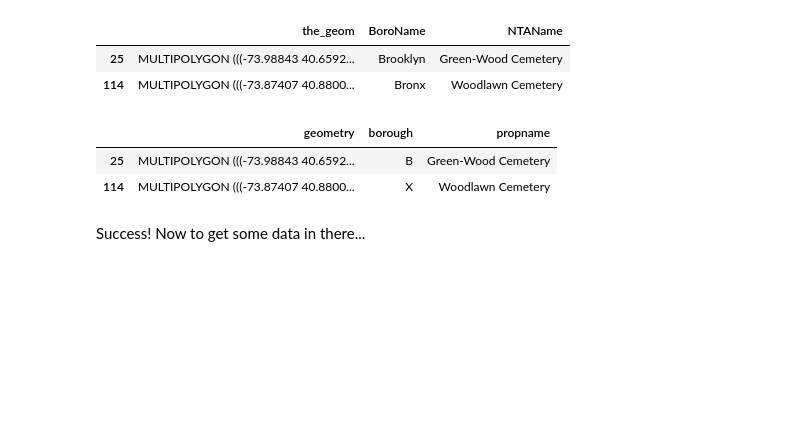
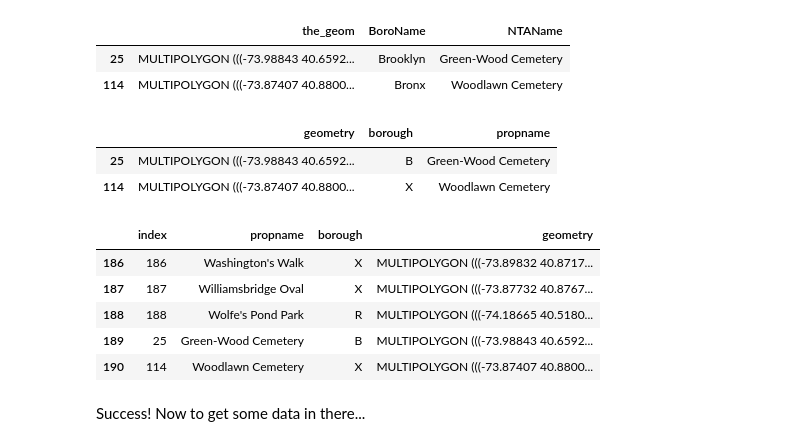
Before and after one commit to newyorkmyc/walks-list, a Jupyter notebook: mapping.ipynb, the cells around one changed output. Drawn from its saved outputs; the diff is of its cells as text; code cells hidden in the pictures; blank space fills up the shorter version.

```diff
--- a/mapping.ipynb
+++ b/mapping.ipynb
@@ -67,7 +68,7 @@ parks.plot(ax=ax)
 Need to add in Green-Wood and Woodlawn Cemeteries.
 # %%
 cemeteries = pd.read_csv('../data/2020_Neighborhood_Tabulation_Areas__NTAs__20241127.csv')
-cemeteries['the_geom'] = cemeteries['the_geom'].apply(wkt.loads)
+cemeteries['the_geom'] = cemeteries['the_geom'].apply(loads)
 cemeteries = gpd.GeoDataFrame(cemeteries, crs='epsg:4326', geometry='the_geom')
 cemeteries = cemeteries.loc[(cemeteries['NTAName'] == 'Green-Wood Cemetery') | (cemeteries['NTAName'] == 'Woodlawn Cemetery')][['the_geom','BoroName','NTAName']]
 cemeteries
@@ -85,7 +86,15 @@ cemeteries
 | 25 | MULTIPOLYGON (((-73.98843 40.6592... | B | Green-Wood Cemetery |
 | 114 | MULTIPOLYGON (((-73.87407 40.8800... | X | Woodlawn Cemetery |
 # %%
-parks = pd.concat([parks,cemeteries]).reset_index()
+all_parks = pd.concat([parks,cemeteries]).reset_index()
+all_parks.tail()
+# %% [output]
+|  | index | propname | borough | geometry |
+| 186 | 186 | Washington's Walk | X | MULTIPOLYGON (((-73.89832 40.8717... |
+| 187 | 187 | Williamsbridge Oval | X | MULTIPOLYGON (((-73.87732 40.8767... |
+| 188 | 188 | Wolfe's Pond Park | R | MULTIPOLYGON (((-74.18665 40.5180... |
+| 189 | 25 | Green-Wood Cemetery | B | MULTIPOLYGON (((-73.98843 40.6592... |
+| 190 | 114 | Woodlawn Cemetery | X | MULTIPOLYGON (((-73.87407 40.8800... |
 # %% [markdown]
 Success! Now to get some data in there...
 # %%
```
Also changed, not shown: parts of 7 cells of this notebook, 1 other file.
